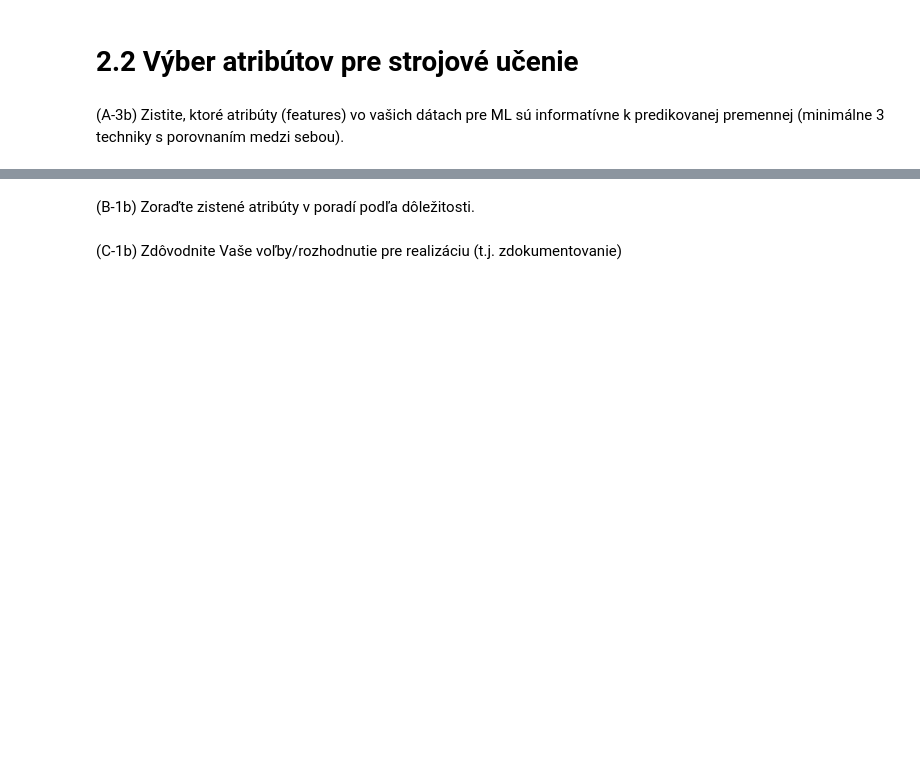
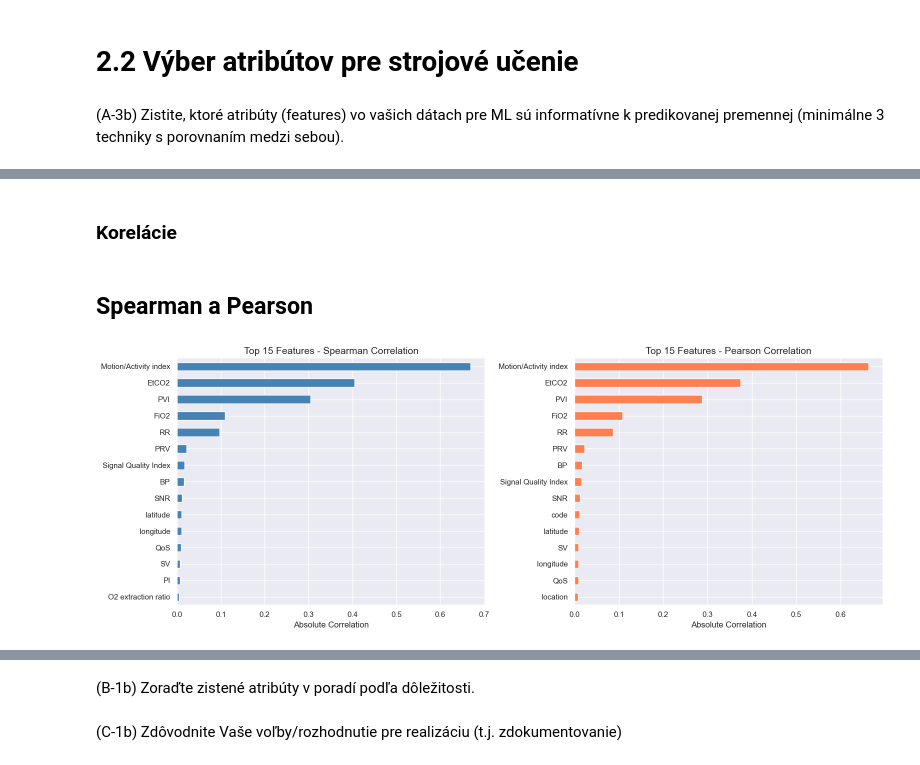
Before and after one commit to johannatilesova/IAU-project, a Jupyter notebook: phase2_Tilesova_Pecenka.ipynb, the cells around one changed output, grey strips where cells are left out. Drawn from its saved outputs; the diff is of its cells as text; code cells hidden in the pictures; blank space fills up the shorter version.

Commit message:
2.2 korelácie - Spearman a Pearson + Munutal Info

```diff
--- a/phase2_Tilesova_Pecenka.ipynb
+++ b/phase2_Tilesova_Pecenka.ipynb
@@ -402,0 +437,4 @@ max       1.000000     1.000000     1.000000     1.000000
+# %%
+# Oddelenie features (X) a target premennej (y)
+X_train = df_train.drop('oximetry', axis=1)
+y_train = df_train['oximetry']
@@ -402,0 +477,36 @@ max       1.000000     1.000000     1.000000     1.000000
+# %% [markdown]
+### Korelácie
+# %%
+# dočasný DataFrame s target premennou pre výpočet korelácie
+temp_df = X_train.copy()
+temp_df['oximetry'] = y_train
+# %% [markdown]
+## Spearman a Pearson
+# %%
+# Spearman korelácia (robustnejšia na outliers)
+correlation_spearman = temp_df.corrwith(temp_df['oximetry'], method='spearman').abs()
+correlation_spearman = correlation_spearman.drop('oximetry').sort_values(ascending=False)
+
+# Pearson korelácia
+correlation_pearson = temp_df.corrwith(temp_df['oximetry'], method='pearson').abs()
+correlation_pearson = correlation_pearson.drop('oximetry').sort_values(ascending=False)
+
+# Vizualizácia
+fig, axes = plt.subplots(1, 2, figsize=(16, 6))
+
+# Spearman
+correlation_spearman.head(15).plot(kind='barh', ax=axes[0], color='steelblue')
+axes[0].set_title('Top 15 Features - Spearman Correlation', fontsize=14)
+axes[0].set_xlabel('Absolute Correlation')
+axes[0].invert_yaxis()
+
+# Pearson
+correlation_pearson.head(15).plot(kind='barh', ax=axes[1], color='coral')
+axes[1].set_title('Top 15 Features - Pearson Correlation', fontsize=14)
+axes[1].set_xlabel('Absolute Correlation')
+axes[1].invert_yaxis()
+
+plt.tight_layout()
+plt.show()
+# %% [output]
+[figure, added]
```
Also changed, not shown: parts of 13 cells of this notebook.
